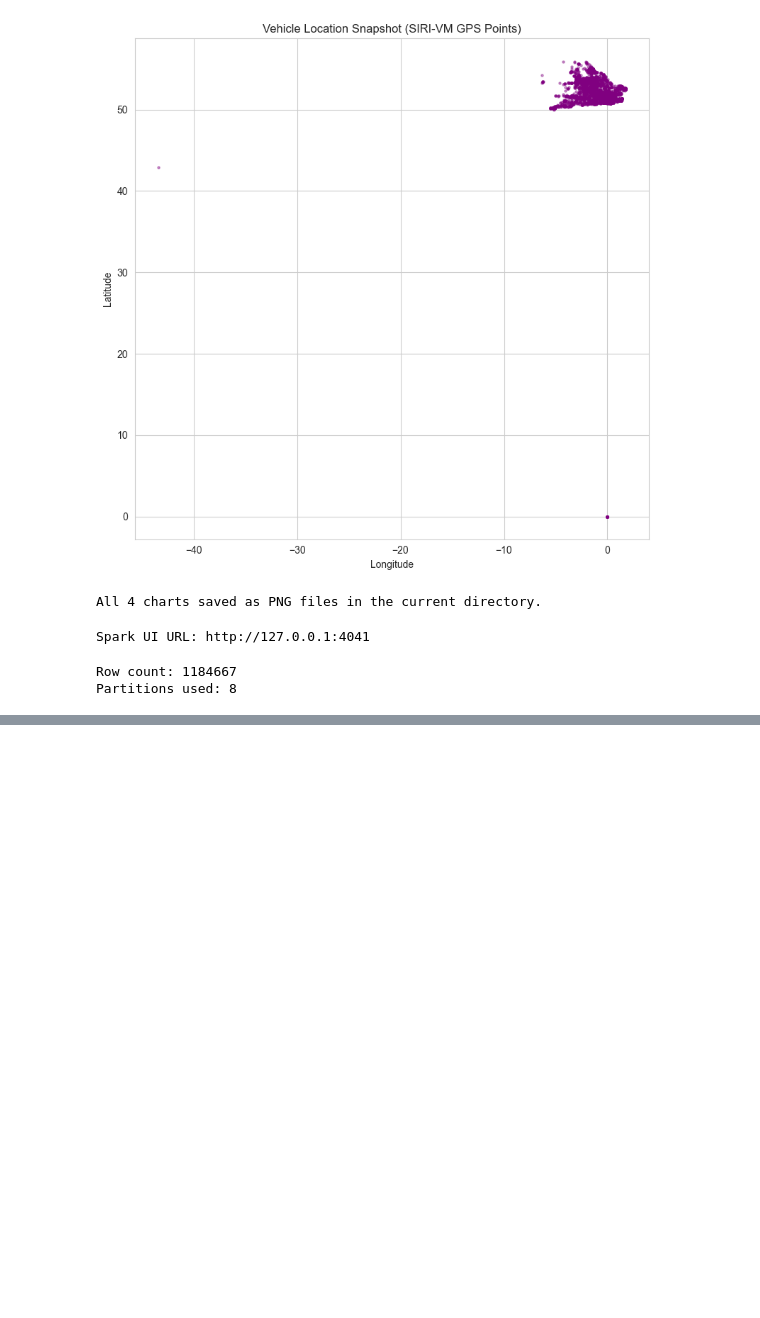
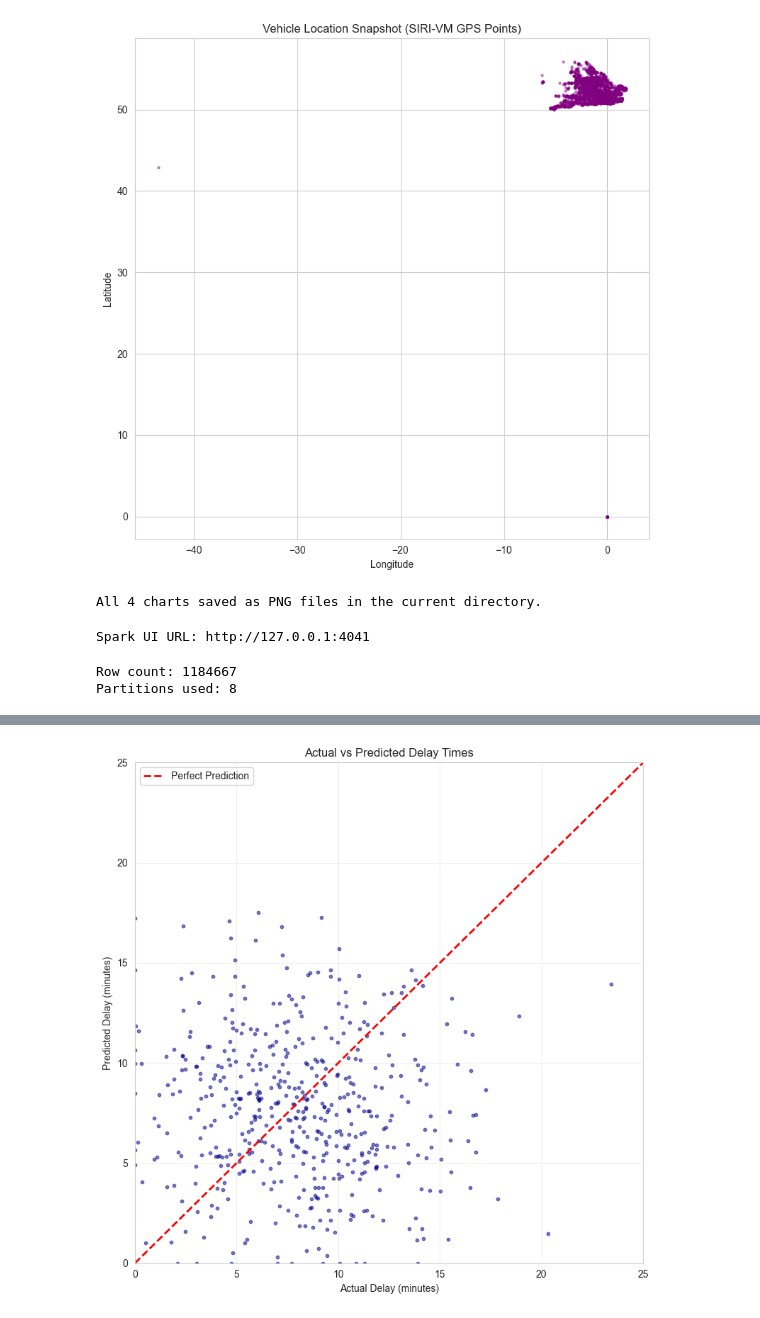
Before and after one commit to ankit21377/Big-Data-Route-Optimization, a Jupyter notebook: Peak Hour.ipynb, the cells around one changed output, grey strips where cells are left out. Cells and saved outputs as stored; diff of their text form; code cells hidden in the pictures; blank space fills up the shorter version.

Commit message:
visualization tables

```diff
--- a/Peak Hour.ipynb
+++ b/Peak Hour.ipynb
@@ -718,0 +723,31 @@ print("Database saved as route_optimization.db")
+# %%
+# Quick test using pandas directly (no Spark needed)
+import pandas as pd
+import numpy as np
+import matplotlib.pyplot as plt
+
+# Create sample data
+np.random.seed(42)
+predictions_sample = pd.DataFrame({
+    "actual_delay": np.random.normal(8, 4, 500),
+    "predicted_delay": np.random.normal(7.5, 3.8, 500)
+})
+predictions_sample = predictions_sample.clip(lower=0)  # No negative delays
+
+# Plot
+plt.figure(figsize=(8, 8))
+plt.scatter(predictions_sample["actual_delay"], predictions_sample["predicted_delay"],
+            s=10, alpha=0.5, color="darkblue")
+plt.plot([0, 25], [0, 25], 'r--', linewidth=2, label="Perfect Prediction")
+plt.xlabel("Actual Delay (minutes)")
+plt.ylabel("Predicted Delay (minutes)")
+plt.title("Actual vs Predicted Delay Times")
+plt.legend()
+plt.grid(True, alpha=0.3)
+plt.xlim(0, 25)
+plt.ylim(0, 25)
+plt.tight_layout()
+plt.savefig("chart5_actual_vs_predicted.png", dpi=150)
+plt.show()
+# %% [output]
+[figure, added]
```
Also changed, not shown: parts of 6 cells of this notebook, 8 other files.
